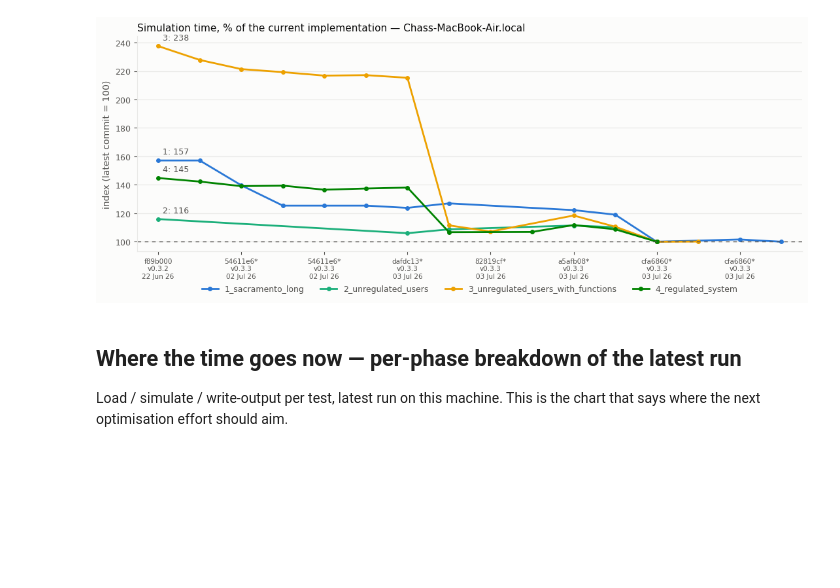
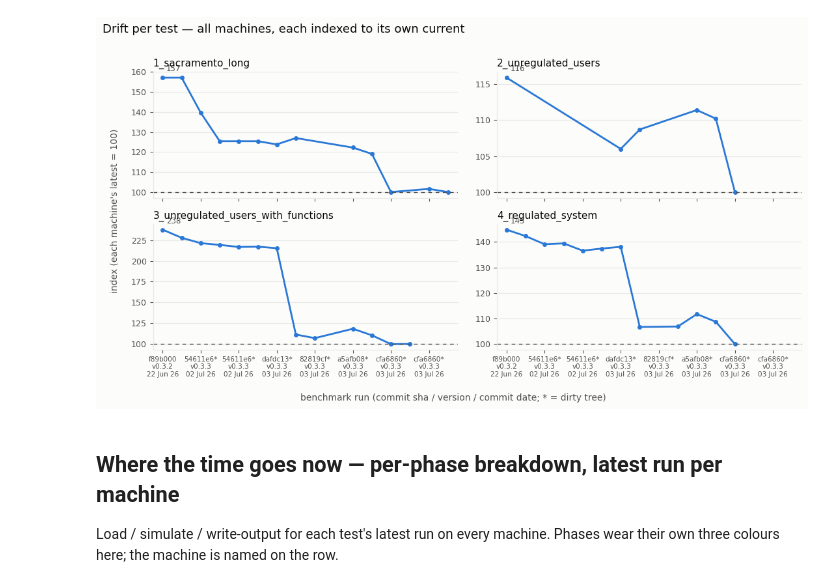
Before and after one commit to chasegan/Kalix, a Jupyter notebook: regression_tests/speed/speed_results_analysis.ipynb, the cells around one changed output. Saved outputs shown, nothing was run; the diff lists cells and outputs as text; code cells hidden in the pictures; blank space fills up the shorter version.

```diff
--- a/regression_tests/speed/speed_results_analysis.ipynb
+++ b/regression_tests/speed/speed_results_analysis.ipynb
@@ -153,35 +150,42 @@ dashed line.
 # %%
-fig, ax = plt.subplots(figsize=(11, 4.5), facecolor=SURFACE)
-style_axes(ax, f"Simulation time, % of the current implementation — {HOST}")
+fig, axes = plt.subplots(n_rows, 2, figsize=(11, 3 * n_rows), facecolor=SURFACE,
+                         sharex=True, squeeze=False)
+for ax in axes.flat[len(TESTS):]:
+    ax.set_visible(False)
 
-for test in TESTS:
-    colour = TEST_COLOURS[test]
-    d = df[(df.test_name == test) & (df.hostname == HOST)]
-    if d.empty:
-        continue
-    # Reference: the min across the newest commit's measurements (noise-robust)
-    newest = d[d.commit_date == d.commit_date.max()]
-    current = newest.sim_min_ms.min()
-    indexed = d.sim_min_ms / current * 100
-    ax.plot(d.run_id, indexed, color=colour, linewidth=2,
-            marker="o", markersize=4, label=test)
-    # Direct label at the line START (the ends all converge on 100)
-    ax.annotate(f"{test.split('_')[0]}: {indexed.iloc[0]:.0f}",
-                (d.run_id.iloc[0], indexed.iloc[0]), xytext=(5, 7),
-                textcoords="offset points", fontsize=9, color=INK_2, ha="left")
+for ax, test in zip(axes.flat, TESTS):
+    d = df[df.test_name == test]
+    style_axes(ax, test)
+    for machine in MACHINES:
+        dm = d[d.hostname == machine]
+        if dm.empty:
+            continue
+        # Reference: min across this machine's newest commit (noise-robust)
+        newest = dm[dm.commit_date == dm.commit_date.max()]
+        indexed = dm.sim_min_ms / newest.sim_min_ms.min() * 100
+        colour = MACHINE_COLOURS[machine]
+        ax.plot(dm.run_id, indexed, color=colour, linewidth=2,
+                marker="o", markersize=4)
+        if len(dm) > 1:  # start label only when there is a history to label
+            ax.annotate(f"{indexed.iloc[0]:.0f}", (dm.run_id.iloc[0], indexed.iloc[0]),
+                        xytext=(4, 7), textcoords="offset points",
+                        fontsize=8.5, color=INK_2)
+    ax.axhline(100, color=INK_2, linewidth=1, linestyle=(0, (4, 4)))
+    apply_run_axis(ax)
 
-ax.axhline(100, color=INK_2, linewidth=1, linestyle=(0, (4, 4)))
-apply_run_axis(ax)
-ax.set_ylabel("index (latest commit = 100)", fontsize=10, color=INK_2)
-ax.legend(frameon=False, fontsize=9, labelcolor=INK_2,
-          ncols=len(TESTS), loc="upper center", bbox_to_anchor=(0.5, -0.12))
-fig.tight_layout()
+machine_legend(fig)
+fig.supxlabel("benchmark run (commit sha / version / commit date; * = dirty tree)",
+              fontsize=10, color=INK_2)
+fig.supylabel("index (each machine's latest = 100)", fontsize=10, color=INK_2)
+fig.suptitle("Drift per test — all machines, each indexed to its own current",
+             x=0.01, ha="left", fontsize=13, color=INK)
+fig.tight_layout(rect=(0.01, 0, 1, 0.97))
 plt.show()
 # %% [output]
-[figure, old version]
+[figure, new version]
 # %% [markdown]
-## Where the time goes now — per-phase breakdown of the latest run
+## Where the time goes now — per-phase breakdown, latest run per machine
 
-Load / simulate / write-output per test, latest run on this machine. This is
-the chart that says where the next optimisation effort should aim.
+Load / simulate / write-output for each test's latest run on every machine.
+Phases wear their own three colours here; the machine is named on the row.
 # %%
```
Also changed, not shown: parts of 12 cells of this notebook, 1 other file.
